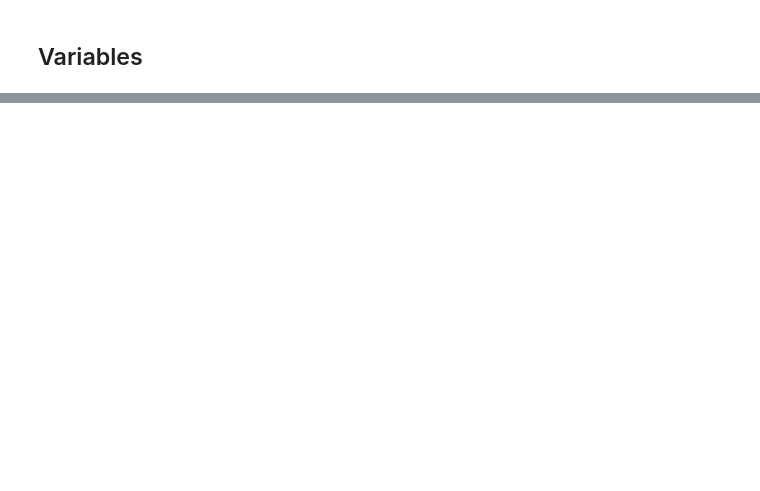
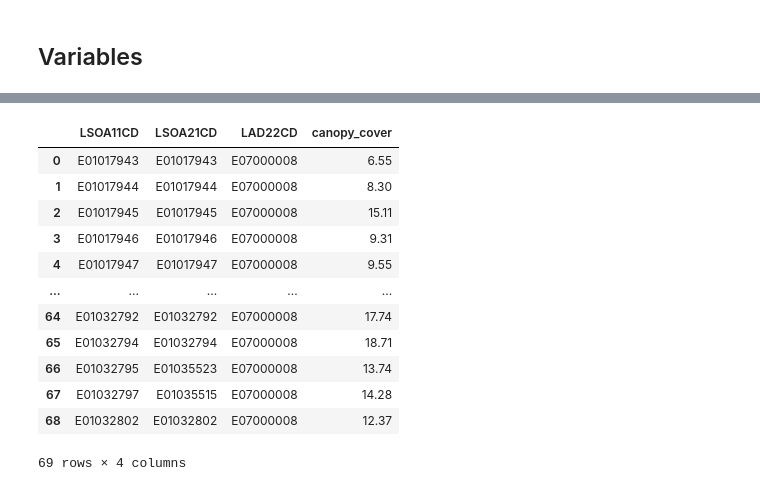
Before and after one commit to sdgresearch/3-30-300-analysis, a Jupyter notebook: notebooks/T30_calculation.ipynb, the cells around one changed output, grey strips where cells are left out. Drawn from its saved outputs; the diff is of its cells as text; code cells hidden in the pictures; blank space fills up the shorter version.

```diff
--- a/notebooks/T30_calculation.ipynb
+++ b/notebooks/T30_calculation.ipynb
@@ -34,0 +144,7 @@ geo_boundary_gdf.plot()
+# %%
+low_threshold = 3
+high_threshold = 60
+
+binary_merged_chm_xr = (merged_chm_xr >= low_threshold) & (merged_chm_xr <= high_threshold)
+binary_merged_chm_xr = binary_merged_chm_xr.astype(int).fillna(0)
+binary_merged_chm_xr
@@ -34,0 +179,25 @@ geo_boundary_gdf.plot()
+# %%
+# Calculate zonal statistics with categorical parameter
+zs_categorical = zonal_stats(subgeo_filt_gdf, binary_merged_chm_xr[0].values,
+                             affine=merged_chm_xr.rio.transform(), categorical=True)
+
+subgeo_filt_gdf['canopy_cover'] = [round(100 * z.get(1, 0) / (z.get(0, 0) + z.get(1, 0)), 2) for z in zs_categorical]
+
+variables_to_keep = ['LSOA11CD', 'LSOA21CD', geo_level ,'canopy_cover']
+
+subgeo_canopy_cover_df = subgeo_filt_gdf.copy()[variables_to_keep]
+subgeo_canopy_cover_df
+# %% [output]
+|  | LSOA11CD | LSOA21CD | LAD22CD | canopy_cover |
+| 0 | E01017943 | E01017943 | E07000008 | 6.55 |
+| 1 | E01017944 | E01017944 | E07000008 | 8.30 |
+| 2 | E01017945 | E01017945 | E07000008 | 15.11 |
+| 3 | E01017946 | E01017946 | E07000008 | 9.31 |
+| 4 | E01017947 | E01017947 | E07000008 | 9.55 |
+| ... | ... | ... | ... | ... |
+| 64 | E01032792 | E01032792 | E07000008 | 17.74 |
+| 65 | E01032794 | E01032794 | E07000008 | 18.71 |
+| 66 | E01032795 | E01035523 | E07000008 | 13.74 |
+| 67 | E01032797 | E01035515 | E07000008 | 14.28 |
+| 68 | E01032802 | E01032802 | E07000008 | 12.37 |
+69 rows × 4 columns
```
Also changed, not shown: parts of 16 cells of this notebook, 1 other file.
